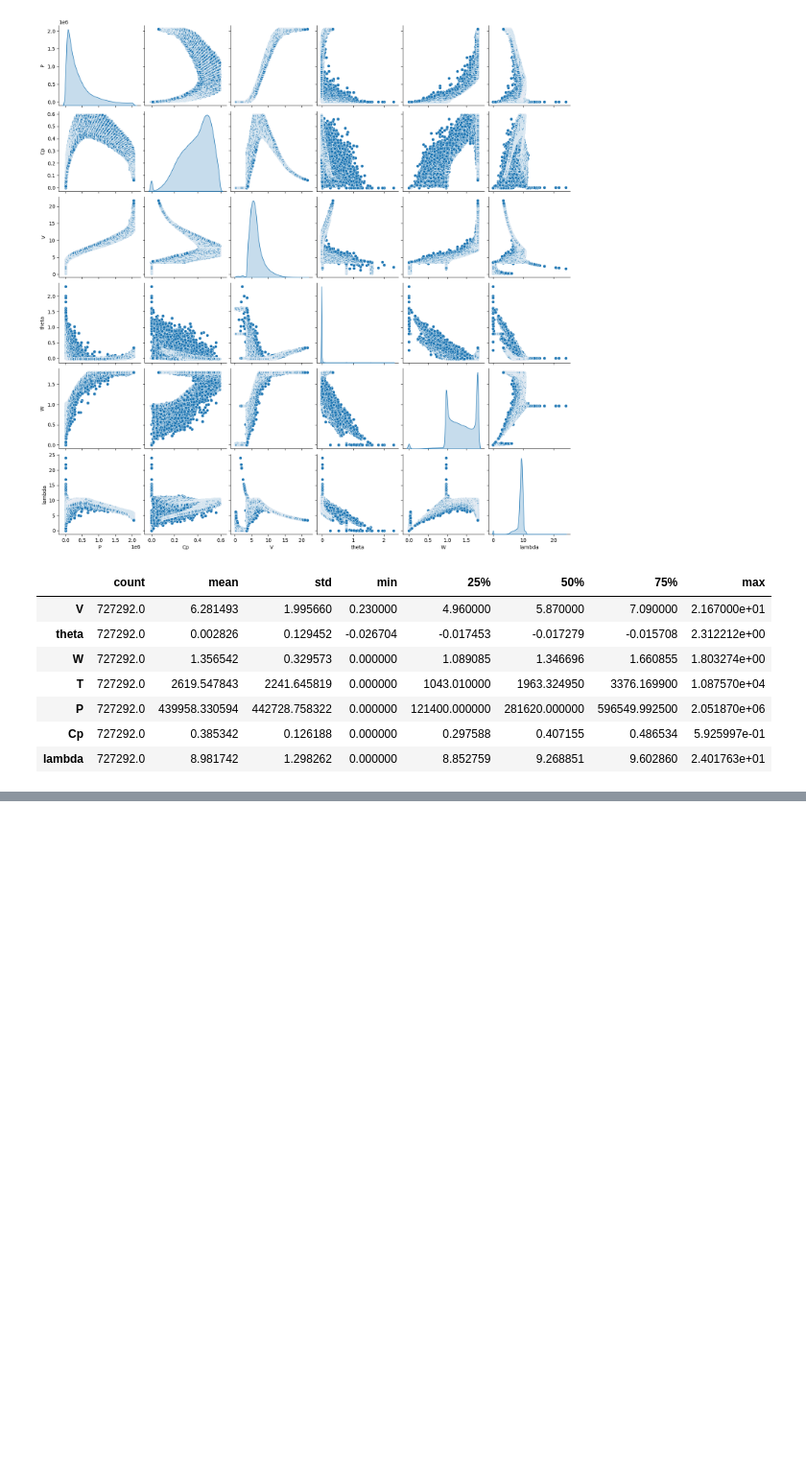
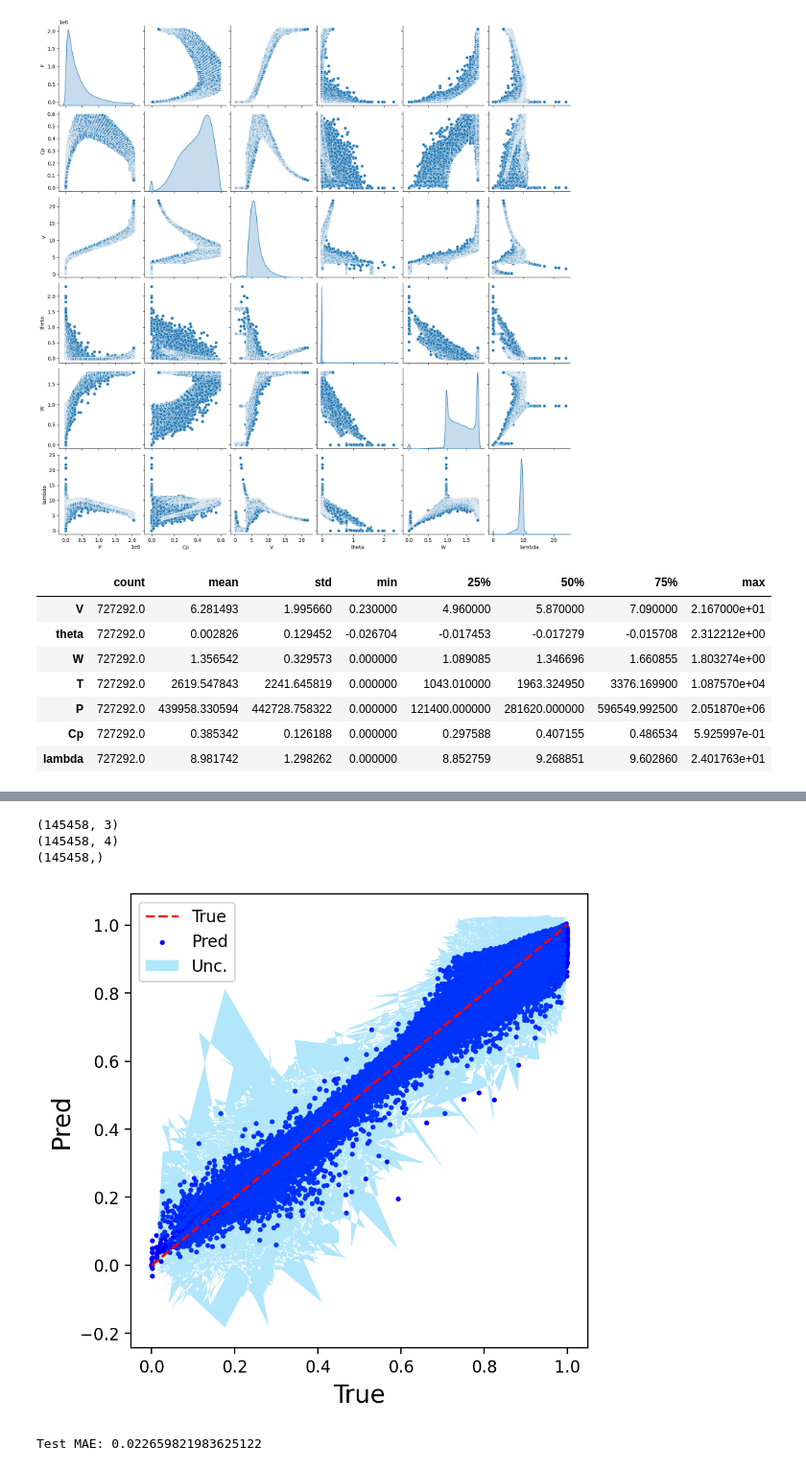
Before and after one commit to alfonsogijon/WindTurbines_PINNs, a Jupyter notebook: Scripts/Neural-Networks-Evidential/NN_Cp3D_evidential.ipynb, the cells around one changed output, grey strips where cells are left out. Shown at 96% size. Saved outputs shown, nothing was run; the diff lists cells and outputs as text; code cells hidden in the pictures; blank space fills up the shorter version.

```diff
--- a/Scripts/Cp_LeastSquares.ipynb
+++ b/Scripts/Neural-Networks-Evidential/NN_Cp3D_evidential.ipynb
@@ -171,15 +186,11 @@ theta_offset = -theta_offset """
 # %%
 # Split input features from labels/targets
 
-#train_dataset_copy = train_dataset_norm.copy()
-#test_dataset_copy = test_dataset_norm.copy()
-train_dataset_copy = train_dataset.copy()
-test_dataset_copy = test_dataset.copy()
+train_dataset_copy = train_dataset_norm.copy()
+test_dataset_copy = test_dataset_norm.copy()
 
-train_features = train_dataset_copy[['lambda','theta']]
-test_features = test_dataset_copy[['lambda','theta']]
-#train_features = train_dataset_copy[['V','theta','W']]
-#test_features = test_dataset_copy[['V','theta','W']]
+train_features = train_dataset_copy[['V','theta','W']]
+test_features = test_dataset_copy[['V','theta','W']]
 
 train_labels = train_dataset_copy.pop('Cp')
 test_labels = test_dataset_copy.pop('Cp')
@@ -267,0 +474,23 @@ print(params_opt)
+# %%
+# Evaluate the model on Cp data
+
+# Pred vs True values
+
+x_test = np.array(test_features[['V','theta','W']])
+y_pred = model(x_test)
+y_true = np.array(test_labels)
+
+print(x_test.shape)
+print(y_pred.shape)
+print(y_true.shape)
+
+plot_PredvsTrue(y_true, y_pred)
+
+test_mae = mean_absolute_error(y_true,y_pred[:,0])
+print("Test MAE: "+str(test_mae))
+# %% [output]
+(145458, 3)
+(145458, 4)
+(145458,)
+[figure, added]
+Test MAE: 0.022659821983625122
```
Also changed, not shown: parts of 29 cells of this notebook, 18 other files.
